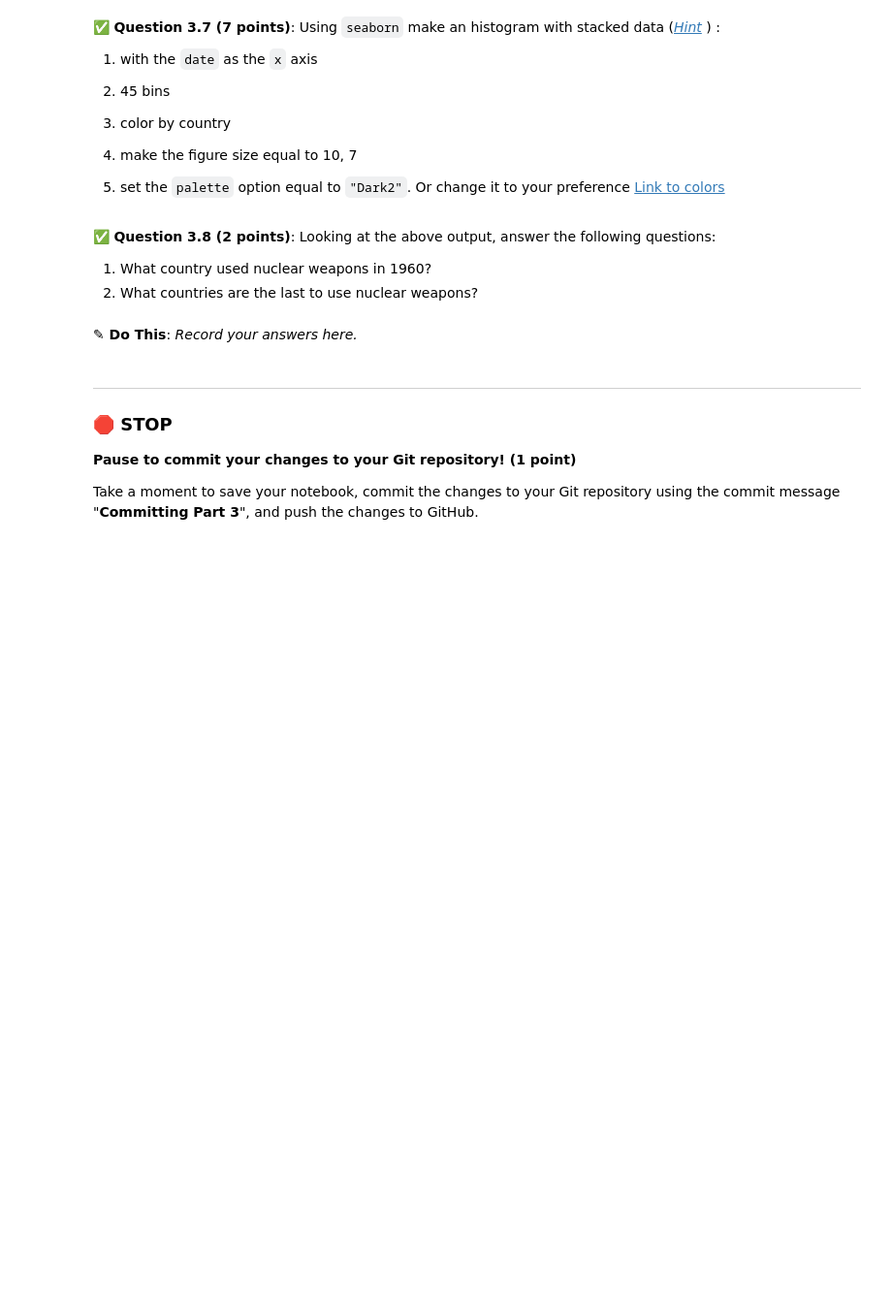
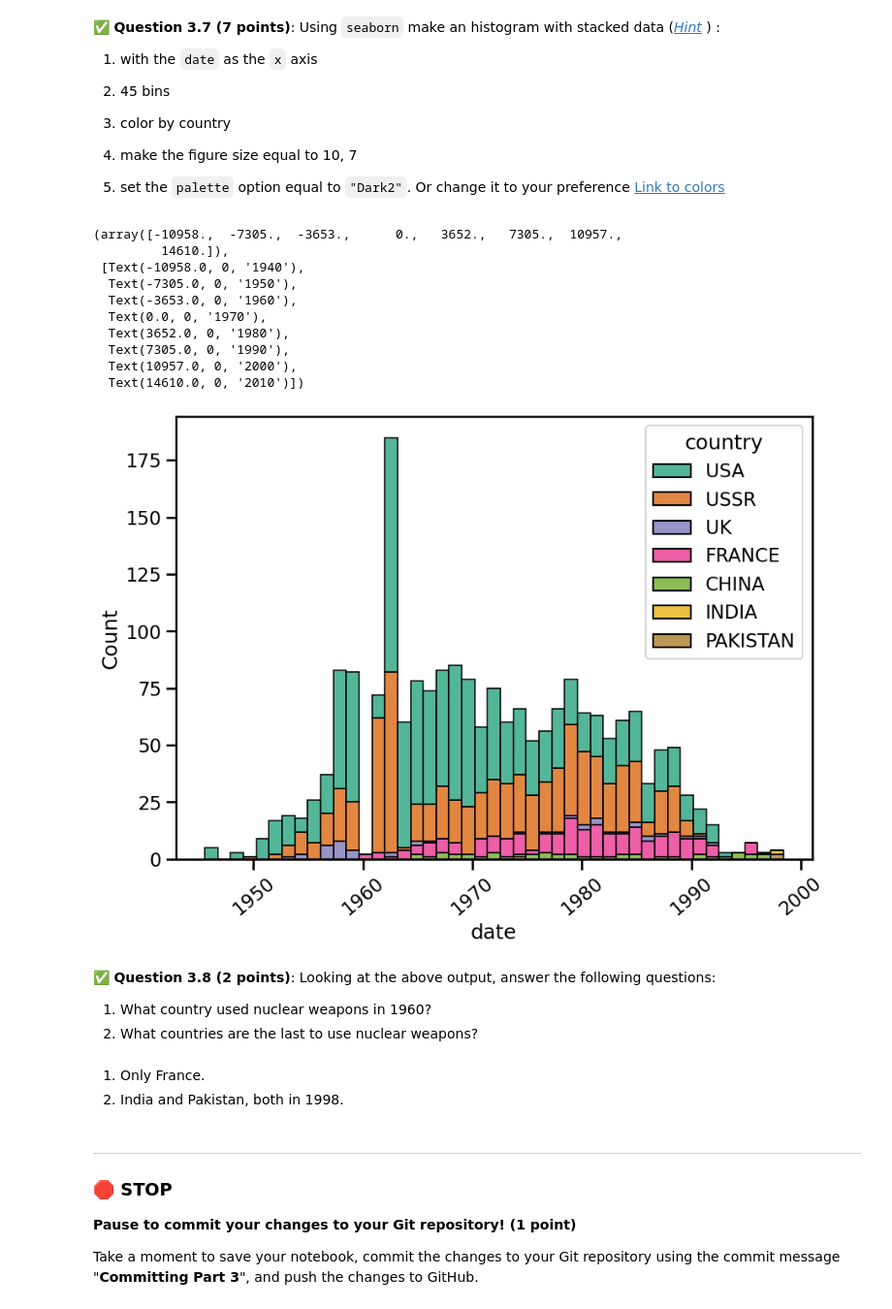
Before and after one commit to THaysMSU/CMSE202-s25-turnin, a Jupyter notebook: midterm/CMSE202-Midterm-Section003-THAYS.ipynb, the cells around one changed output. Shown at 97% size. Drawn from its saved outputs; the diff is of its cells as text; code cells hidden in the pictures; blank space fills up the shorter version.

```diff
--- a/midterm/CMSE202-Midterm-Section003-THAYS.ipynb
+++ b/midterm/CMSE202-Midterm-Section003-THAYS.ipynb
@@ -244,0 +290,7 @@ Put the command(s) you used for downloading the data files here!
+# %%
+# Put your code here
+import pandas as pd
+
+nucdat = pd.read_csv("nuclear_explosion_data.csv")
+nucprint = nucdat[:12]
+print(nucprint)
@@ -260,3 +346,6 @@ This dataset contains more information that we care about at the moment.
+# %%
+# Put your code here
+df = nucdat.drop(["time", "id", "region", "source", "mb", "Ms", "depth", "name"], axis = 1)
 # %%
 ## READ THIS
 # Run this cell without changing anything.
@@ -292,17 +404,34 @@ df.head(5)
 # %%
 import matplotlib.pyplot as plt
 import seaborn as sns
 
+plt.figure(figsize=(10,7))
+
 sns.set_context("talk")
 
-_ = plt.xticks(rotation = 40) # This line rotates the ticks of the x-axis so that they are easy to read.
+nucgraph = sns.histplot(data=df, x="date", hue="country", bins=45, palette = "Dark2", multiple="stack")
+
+plt.xticks(rotation = 40) # This line rotates the ticks of the x-axis so that they are easy to read.
+# %% [output]
+(array([-10958.,  -7305.,  -3653.,      0.,   3652.,   7305.,  10957.,
+         14610.]),
+ [Text(-10958.0, 0, '1940'),
+  Text(-7305.0, 0, '1950'),
+  Text(-3653.0, 0, '1960'),
+  Text(0.0, 0, '1970'),
+  Text(3652.0, 0, '1980'),
+  Text(7305.0, 0, '1990'),
+  Text(10957.0, 0, '2000'),
+  Text(14610.0, 0, '2010')])
+[figure, added]
 # %% [markdown]
 &#9989; **Question 3.8 (2 points)**: Looking at the above output, answer the following questions:
 
 1. What country used nuclear weapons in 1960?
 2. What countries are the last to use nuclear weapons?
-# %% [markdown]
-**<font size=+3>&#9998;</font> Do This**: *Record your answers here.*
+# %% [markdown]
+1. Only France.
+2. India and Pakistan, both in 1998.
 # %% [markdown]
 ---
 ### &#128721; STOP
```
Also changed, not shown: parts of 30 cells of this notebook.
